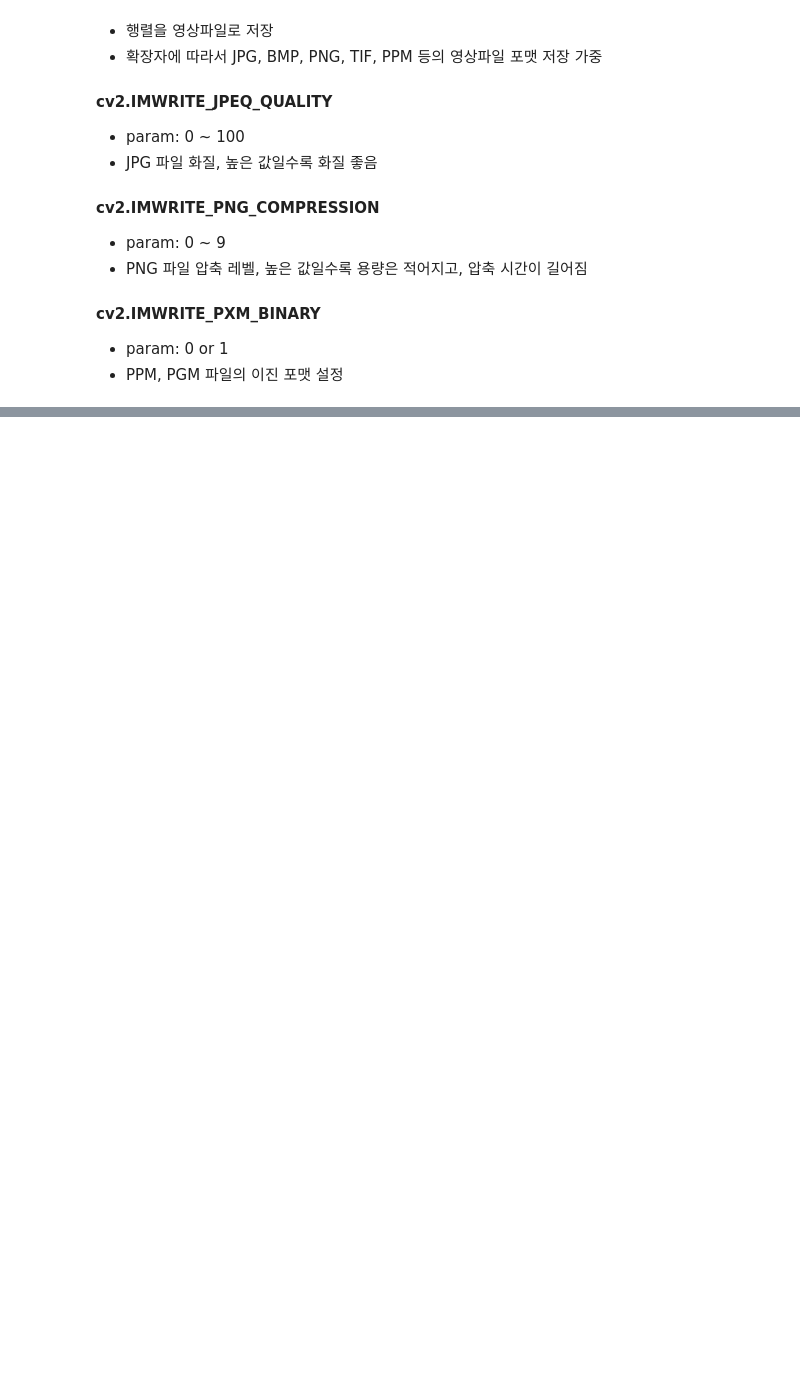
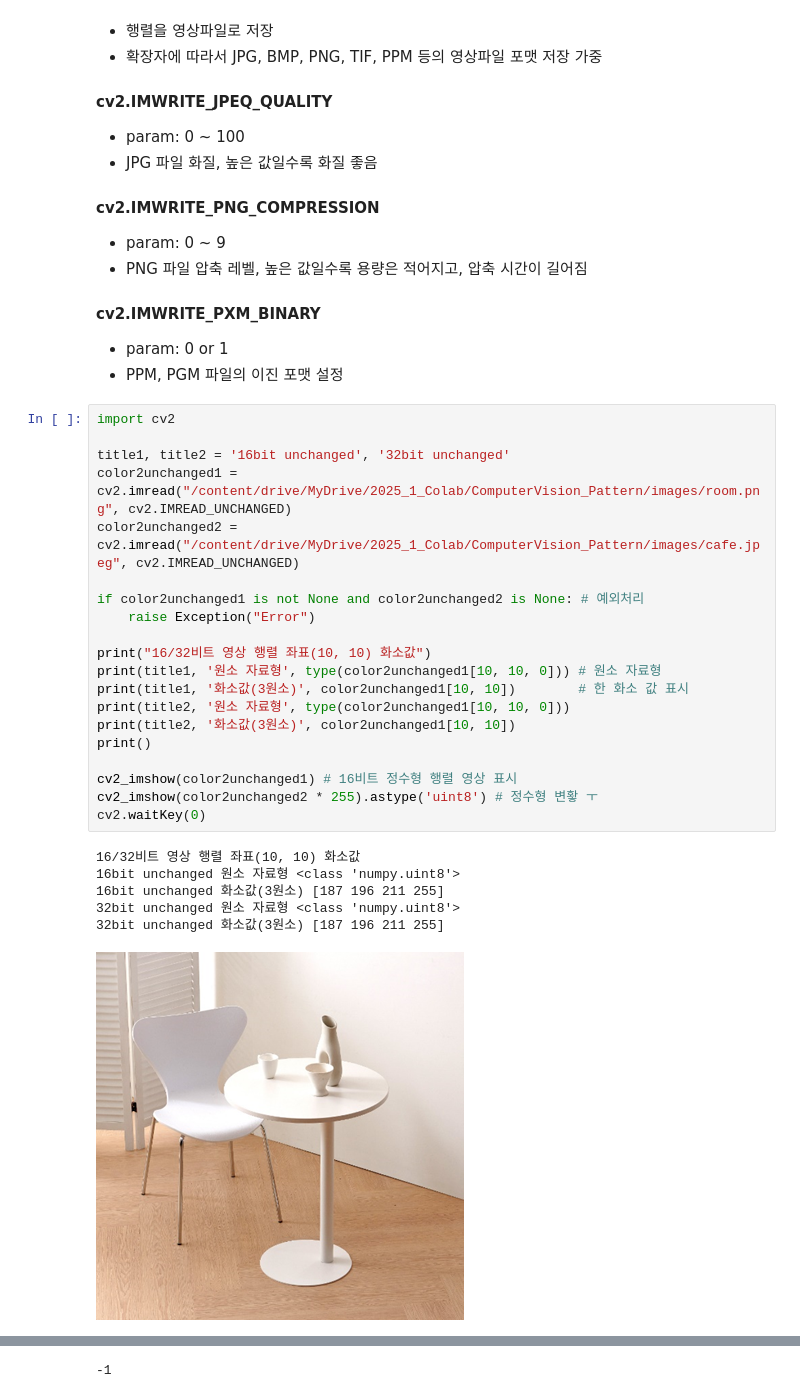
Before and after one commit to opado7/ComputerVision_Pattern, a Jupyter notebook: 1_패턴인식개요.ipynb, the cells around one changed output, grey strips where cells are left out. Saved outputs shown, nothing was run; the diff lists cells and outputs as text; blank space fills up the shorter version.

```diff
--- a/1_패턴인식개요.ipynb
+++ b/1_패턴인식개요.ipynb
@@ -165,3 +165,30 @@ cv2_imshow(image1)
 #### cv2.IMWRITE_PXM_BINARY
 - param: 0 or 1
 - PPM, PGM 파일의 이진 포맷 설정
+# %%
+import cv2
+
+title1, title2 = '16bit unchanged', '32bit unchanged'
+color2unchanged1 = cv2.imread("/content/drive/MyDrive/2025_1_Colab/ComputerVision_Pattern/images/room.png", cv2.IMREAD_UNCHANGED)
+color2unchanged2 = cv2.imread("/content/drive/MyDrive/2025_1_Colab/ComputerVision_Pattern/images/cafe.jpeg", cv2.IMREAD_UNCHANGED)
+
+if color2unchanged1 is not None and color2unchanged2 is None: # 예외처리
+    raise Exception("Error")
+
+print("16/32비트 영상 행렬 좌표(10, 10) 화소값")
+print(title1, '원소 자료형', type(color2unchanged1[10, 10, 0])) # 원소 자료형
+print(title1, '화소값(3원소)', color2unchanged1[10, 10])        # 한 화소 값 표시
+print(title2, '원소 자료형', type(color2unchanged1[10, 10, 0]))
+print(title2, '화소값(3원소)', color2unchanged1[10, 10])
+print()
+
+cv2_imshow(color2unchanged1) # 16비트 정수형 행렬 영상 표시
+cv2_imshow(color2unchanged2 * 255).astype('uint8') # 정수형 변홯 ㅜ
+cv2.waitKey(0)
+# %% [output]
+16/32비트 영상 행렬 좌표(10, 10) 화소값
+16bit unchanged 원소 자료형 <class 'numpy.uint8'>
+16bit unchanged 화소값(3원소) [187 196 211 255]
+32bit unchanged 원소 자료형 <class 'numpy.uint8'>
+32bit unchanged 화소값(3원소) [187 196 211 255]
+[figure, added]
@@ -167,0 +196 @@ cv2_imshow(image1)
+-1
```
Also changed, not shown: parts of 1 cell of this notebook, 1 other file.
